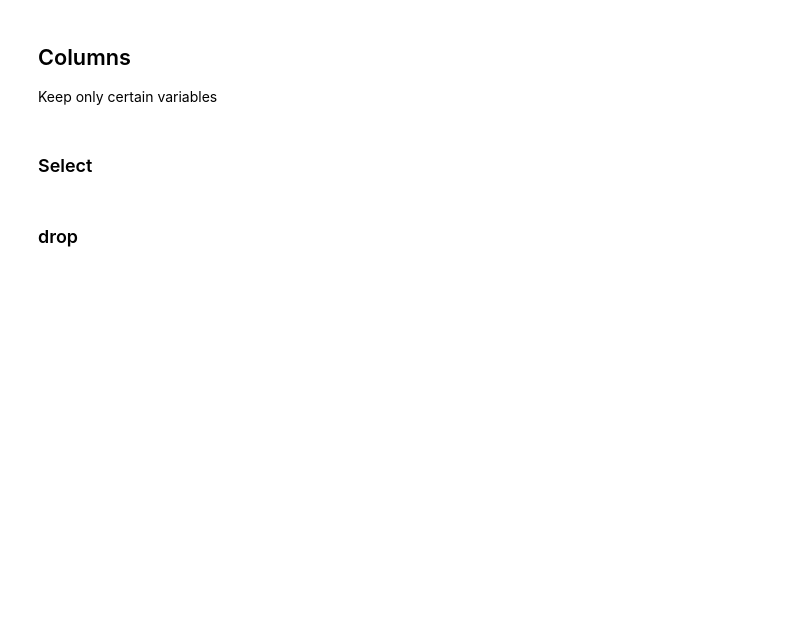
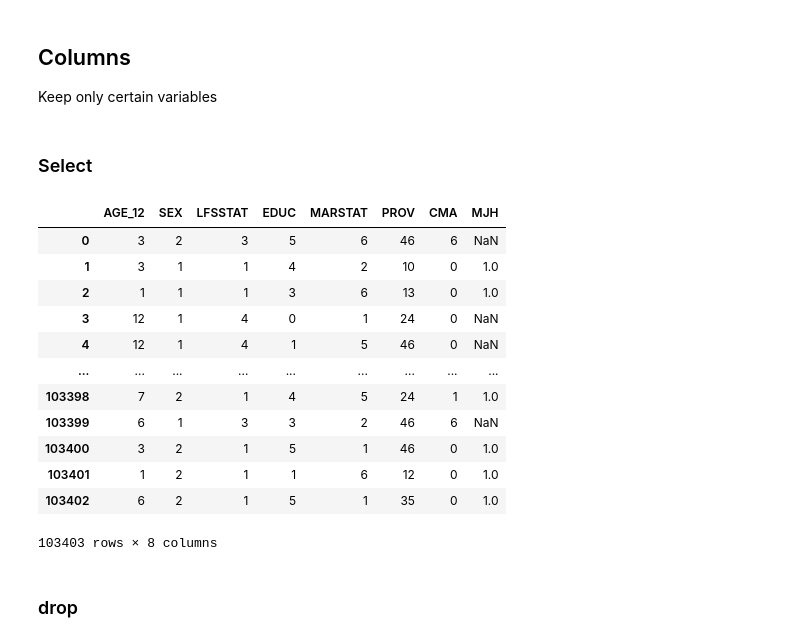
Before and after one commit to havaledar/ECON3740, a Jupyter notebook: W24_ECON3740_Lab_3.ipynb, the cells around one changed output. Cells and saved outputs as stored; diff of their text form; code cells hidden in the pictures; blank space fills up the shorter version.

```diff
--- a/W24_ECON3740_Lab_3.ipynb
+++ b/W24_ECON3740_Lab_3.ipynb
@@ -217,7 +223,21 @@ Keep only certain variables
 # %%
 # Select specific columns from DataFrame d
-d1 = d[['AGE_12', 'SEX', 'LFSSTAT', 'EDUC', 'MARSTAT', 'PROV', 'CMA', 'MJH']]
+d1 = data[['AGE_12', 'SEX', 'LFSSTAT', 'EDUC', 'MARSTAT', 'PROV', 'CMA', 'MJH']]
 d1
+# %% [output]
+|  | AGE_12 | SEX | LFSSTAT | EDUC | MARSTAT | PROV | CMA | MJH |
+| 0 | 3 | 2 | 3 | 5 | 6 | 46 | 6 | NaN |
+| 1 | 3 | 1 | 1 | 4 | 2 | 10 | 0 | 1.0 |
+| 2 | 1 | 1 | 1 | 3 | 6 | 13 | 0 | 1.0 |
+| 3 | 12 | 1 | 4 | 0 | 1 | 24 | 0 | NaN |
+| 4 | 12 | 1 | 4 | 1 | 5 | 46 | 0 | NaN |
+| ... | ... | ... | ... | ... | ... | ... | ... | ... |
+| 103398 | 7 | 2 | 1 | 4 | 5 | 24 | 1 | 1.0 |
+| 103399 | 6 | 1 | 3 | 3 | 2 | 46 | 6 | NaN |
+| 103400 | 3 | 2 | 1 | 5 | 1 | 46 | 0 | 1.0 |
+| 103401 | 1 | 2 | 1 | 1 | 6 | 12 | 0 | 1.0 |
+| 103402 | 6 | 2 | 1 | 5 | 1 | 35 | 0 | 1.0 |
+103403 rows × 8 columns
 # %% [markdown]
 ### drop
 # %%
```
Also changed, not shown: parts of 18 cells of this notebook.
